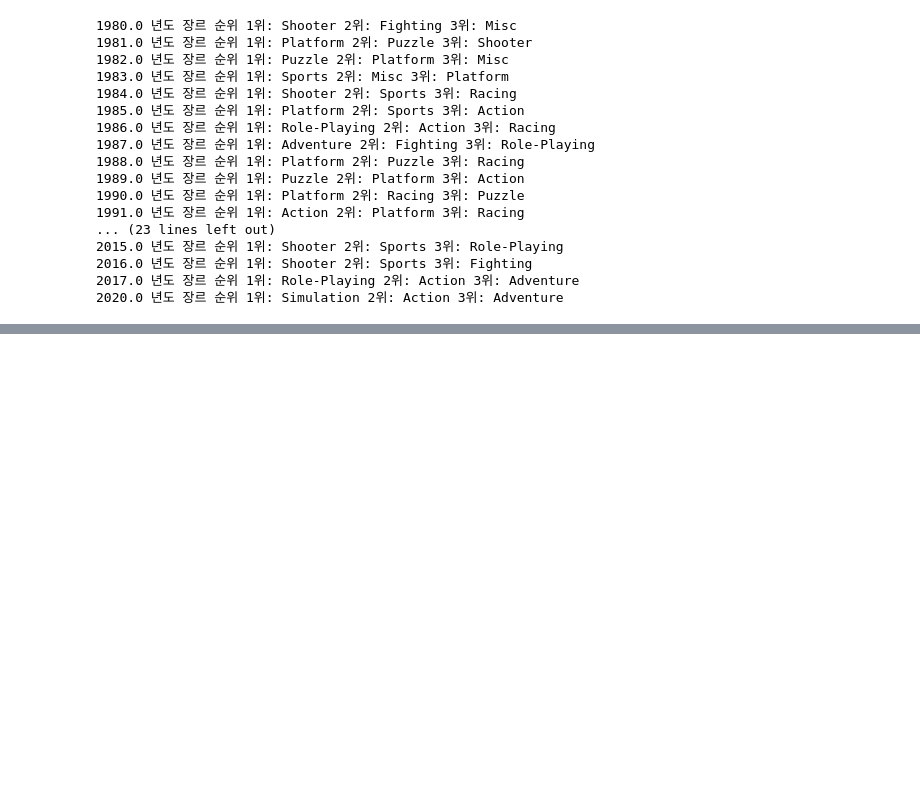
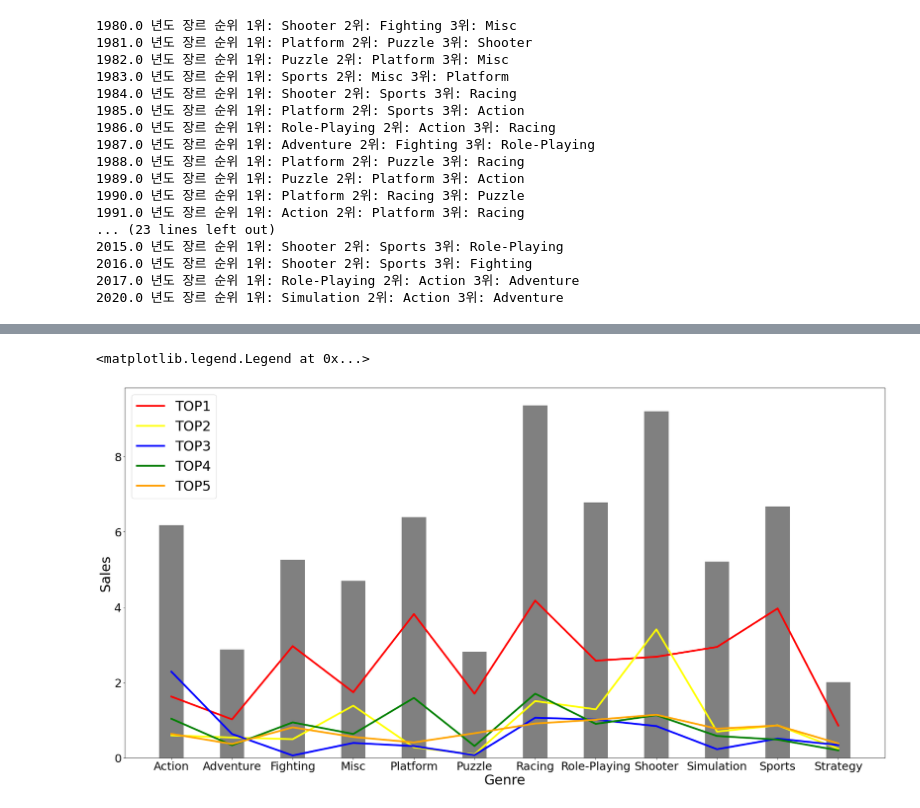
Before and after one commit to bon-u/S1Project, a Jupyter notebook: AI07_S1P_구본우.ipynb, the cells around one changed output, grey strips where cells are left out. Cells and saved outputs as stored; diff of their text form; code cells hidden in the pictures; blank space fills up the shorter version.

```diff
--- a/AI07_S1P_구본우.ipynb
+++ b/AI07_S1P_구본우.ipynb
@@ -126,0 +166,7 @@ for y in range(0,dfp.shape[1]):
+# %%
+pubg=pub.groupby('Publisher')['Sales'].agg(**{'Sales_Mean':'mean','Count':'count'})
+pubg=pubg.sort_values(by='Sales_Mean',ascending=False)
+print(pubg.head())
+palcom=dfn.loc[dfn['Publisher']=='Palcom']
+print('Palcom이 제작한 게임의 갯수 :',palcom.shape[0])#팔콤 회사의 게임 갯수
+#게임별 매출 평균이 가장높은 회사를 뽑았으나 닌텐도 이외에는 게임의 갯수가 적어 분석에 적합하지 않음을 확인
@@ -126,0 +182,7 @@ for y in range(0,dfp.shape[1]):
+# %%
+pub100=pubg
+for i in range(0,pubg.shape[0]):
+  if pubg.iloc[i,1] < 100:
+    pub100=pub100.drop([pubg.index[i]],axis=0)
+pub100.head()
+#게임을 100개 이상 만든 회사만 출고량 평균이 높은순으로 정렬
@@ -126,0 +197,14 @@ for y in range(0,dfp.shape[1]):
+# %%
+pub1=dfn.loc[dfn['Publisher']==pub100.index[0]]
+pub2=dfn.loc[dfn['Publisher']==pub100.index[1]]
+pub3=dfn.loc[dfn['Publisher']==pub100.index[2]]
+pub4=dfn.loc[dfn['Publisher']==pub100.index[3]]
+pub5=dfn.loc[dfn['Publisher']==pub100.index[4]]
+top=pub1.groupby('Genre')['Sales'].agg(**{'TOP1':'mean'})
+top['TOP2']=pub2.groupby('Genre')['Sales'].agg(**{'TOP2':'mean'})
+top['TOP3']=pub3.groupby('Genre')['Sales'].agg(**{'TOP3':'mean'})
+top['TOP4']=pub4.groupby('Genre')['Sales'].agg(**{'TOP4':'mean'})
+top['TOP5']=pub5.groupby('Genre')['Sales'].agg(**{'TOP5':'mean'})
+top['Sum']=top['TOP1']+top['TOP2']+top['TOP3']+top['TOP4']+top['TOP5']
+top
+#상위 5개 회사의 장르별 평균 출고량과 그 합
@@ -126,0 +226,18 @@ for y in range(0,dfp.shape[1]):
+# %%
+import matplotlib.pyplot as plt
+plt.figure(figsize=(30,15))
+plt.bar(top.index,top.Sum,color='gray',width=0.4)
+plt.plot(top.index,top.TOP1,color='red',linewidth=4,label='TOP1')
+plt.plot(top.index,top.TOP2,color='yellow',linewidth=4,label='TOP2')
+plt.plot(top.index,top.TOP3,color='blue',linewidth=4,label='TOP3')
+plt.plot(top.index,top.TOP4,color='green',linewidth=4,label='TOP4')
+plt.plot(top.index,top.TOP5,color='orange',linewidth=4,label='TOP5')
+
+plt.xlabel('Genre', fontsize=30)
+plt.ylabel('Sales', fontsize=30)
+plt.xticks(fontsize =25)
+plt.yticks(fontsize =25)
+plt.legend(fontsize=30, loc=2)
+# %% [output]
+<matplotlib.legend.Legend at 0x...>
+[figure, added]
```
Also changed, not shown: parts of 12 cells of this notebook.
